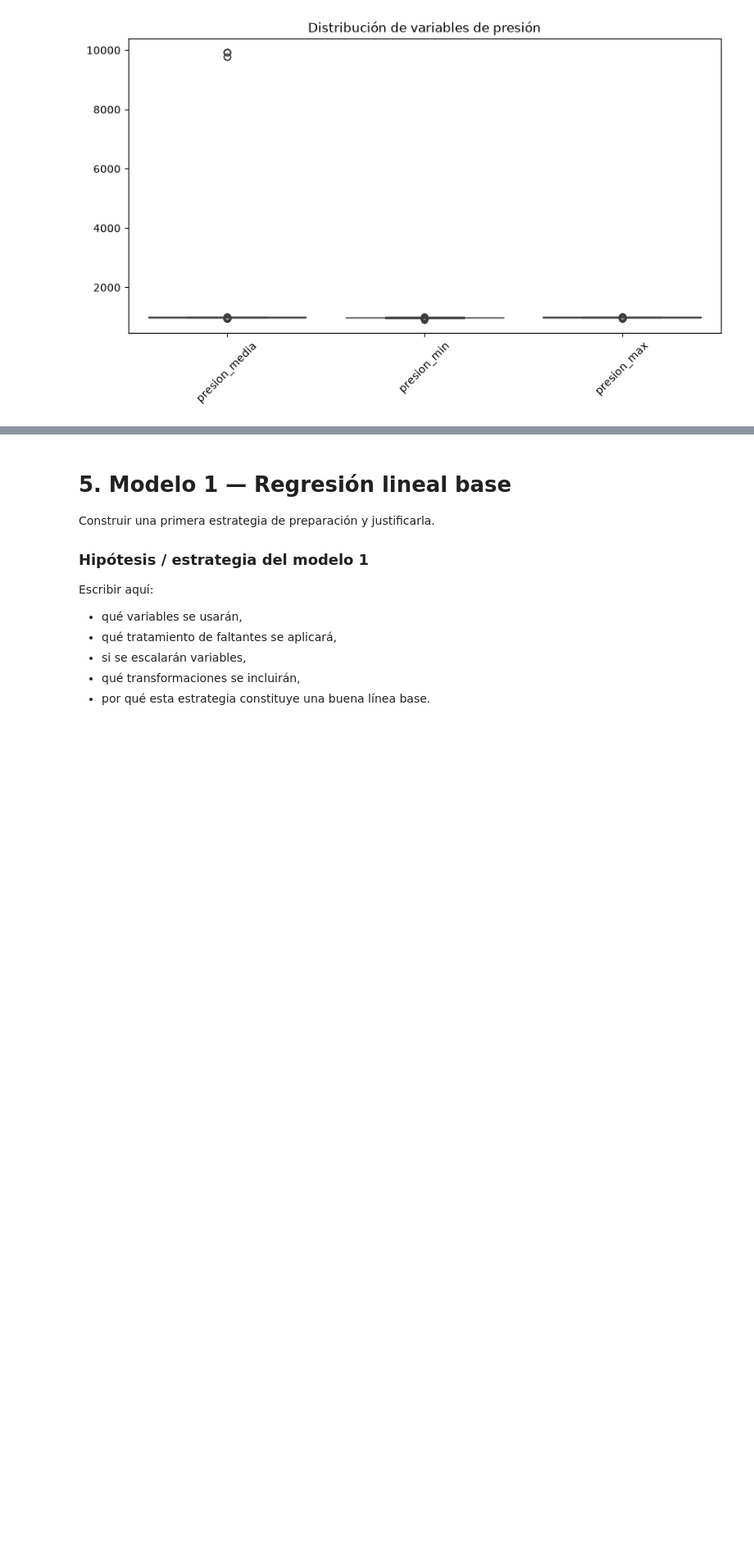
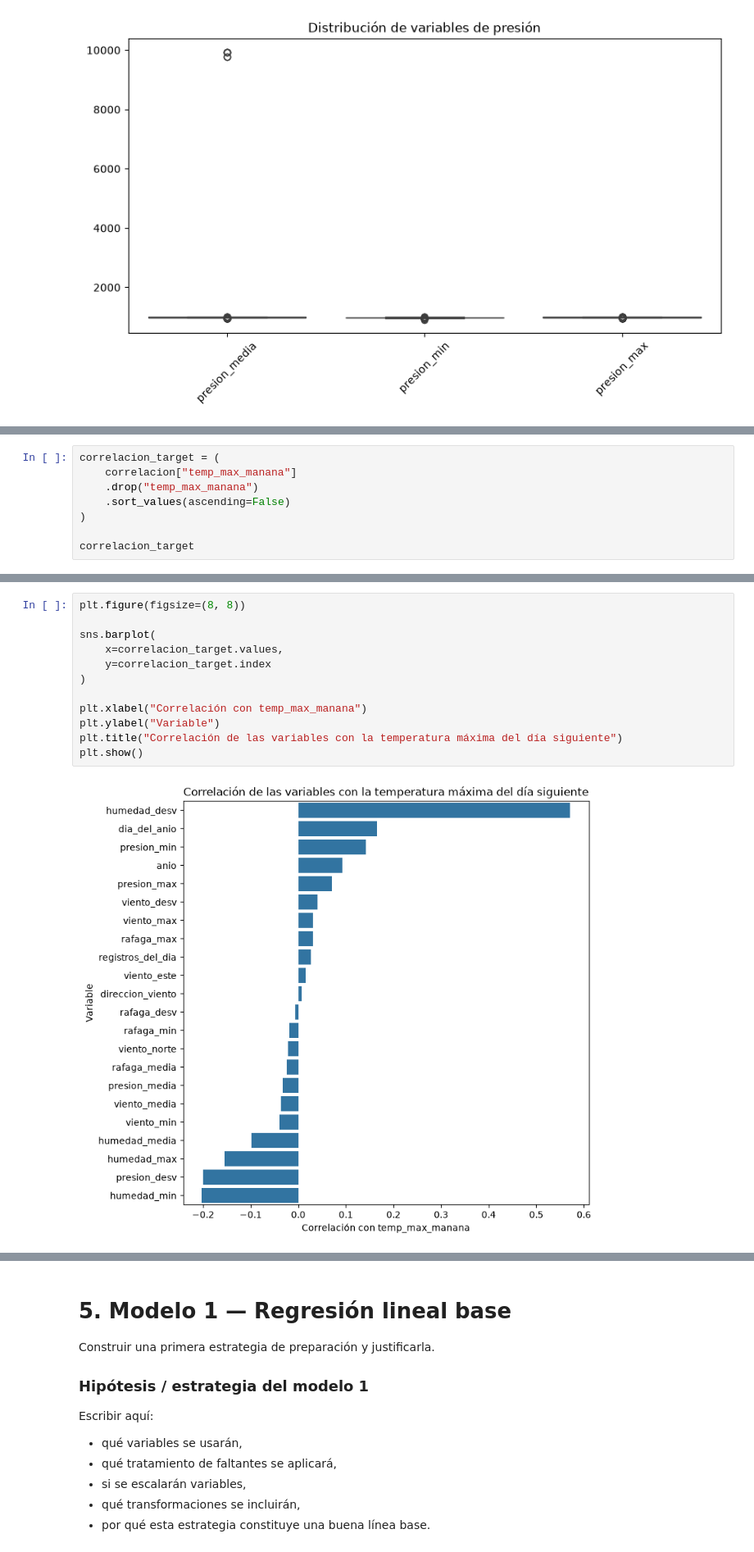
Before and after one commit to vergarave/Lab1_ML, a Jupyter notebook: Laboratorio_1.ipynb, the cells around one changed output, grey strips where cells are left out. Shown at 82% size. Cells and saved outputs as stored; diff of their text form; blank space fills up the shorter version.

```diff
--- a/Laboratorio_1.ipynb
+++ b/Laboratorio_1.ipynb
@@ -486,0 +497,8 @@ plt.show()
+# %%
+correlacion_target = (
+    correlacion["temp_max_manana"]
+    .drop("temp_max_manana")
+    .sort_values(ascending=False)
+)
+
+correlacion_target
@@ -487 +523,15 @@ plt.show()
+# %%
+plt.figure(figsize=(8, 8))
+
+sns.barplot(
+    x=correlacion_target.values,
+    y=correlacion_target.index
+)
+
+plt.xlabel("Correlación con temp_max_manana")
+plt.ylabel("Variable")
+plt.title("Correlación de las variables con la temperatura máxima del día siguiente")
+plt.show()
+# %% [output]
+[figure, added]
 # %% [markdown]
```
Also changed, not shown: parts of 47 cells of this notebook.
